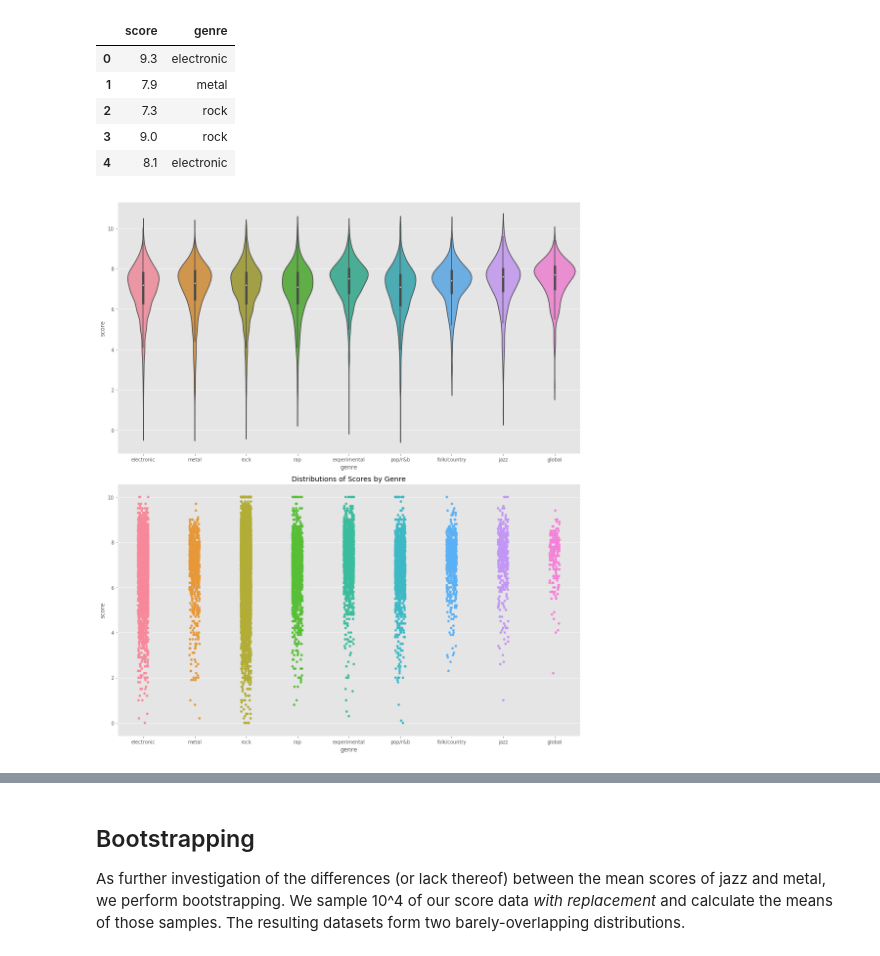
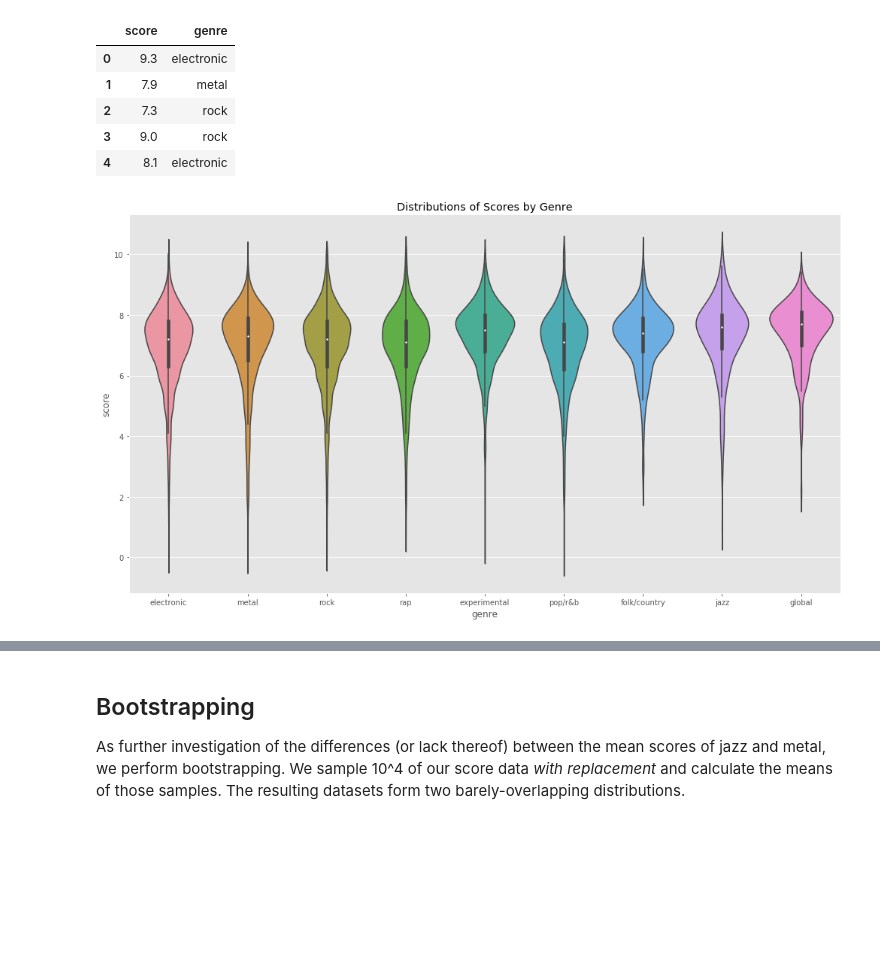
Before and after one commit to worldyne/module2_final_project, a Jupyter notebook: jazz_vs_metal.ipynb, the cells around one changed output, grey strips where cells are left out. Cells and saved outputs as stored; diff of their text form; code cells hidden in the pictures; blank space fills up the shorter version.

```diff
--- a/jazz_vs_metal.ipynb
+++ b/jazz_vs_metal.ipynb
@@ -179,10 +179,9 @@ genre_scores.head()
 | 3 | 9.0 | rock |
 | 4 | 8.1 | electronic |
 # %%
-f, axes = plt.subplots(2, 1, figsize = (14, 16))
+plt.figure(figsize=(14, 8))
 plt.title('Distributions of Scores by Genre')
-sns.violinplot(x='genre', y='score', data=genre_scores, ax=axes[0])
-sns.stripplot(x='genre', y='score', data=genre_scores, ax=axes[1])
-plt.tight_layout()
+sns.violinplot(x='genre', y='score', data=genre_scores)
+plt.tight_layout();
 # %% [output]
-[figure, old version]
+[figure, new version]
```
Also changed, not shown: parts of 4 cells of this notebook, 4 other files.
